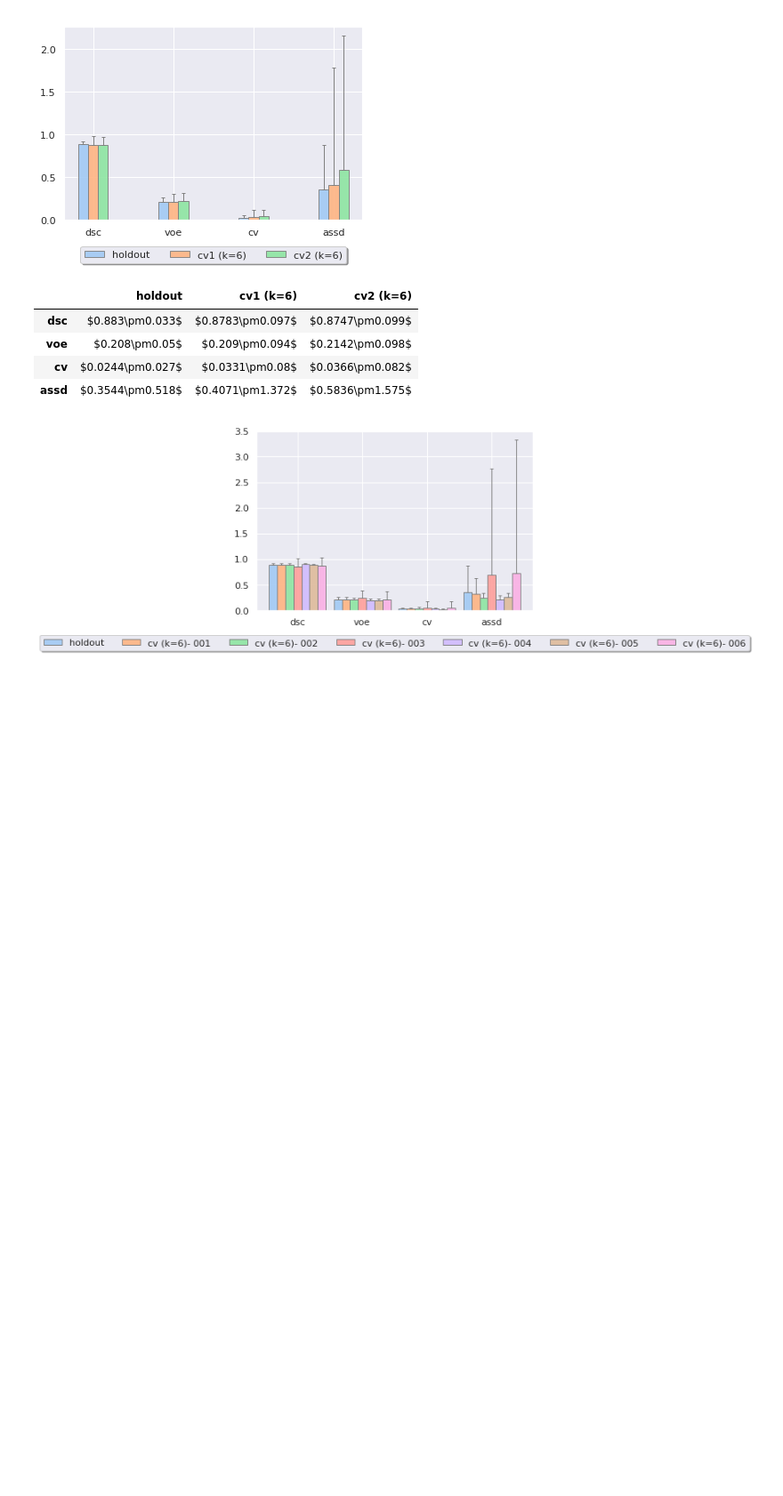
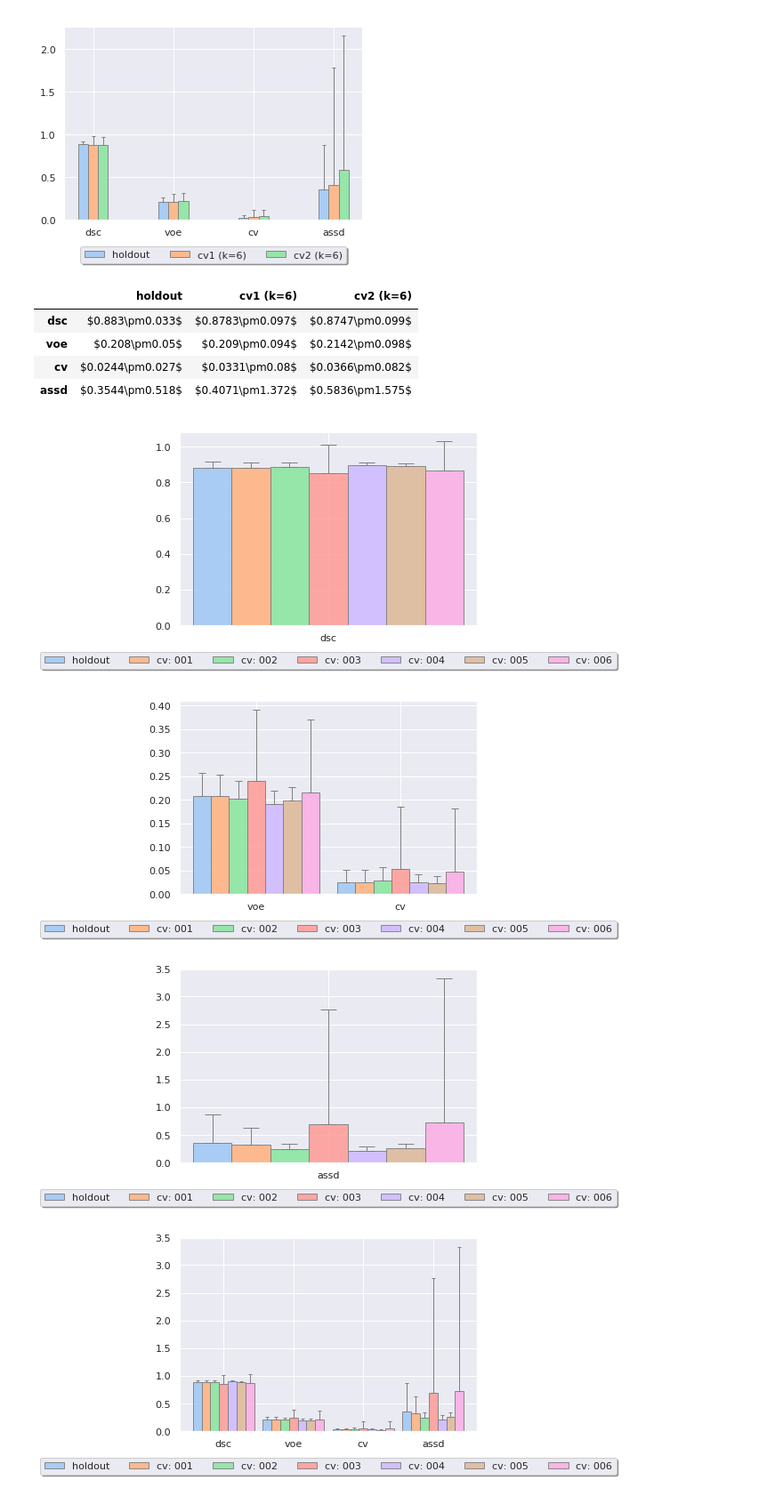
Before and after one commit to ad12/MedSegPy, a Jupyter notebook: analysis/cross_validation.ipynb, the cells around one changed output. Shown at 89% size. Saved outputs shown, nothing was run; the diff lists cells and outputs as text; code cells hidden in the pictures; blank space fills up the shorter version.

```diff
--- a/analysis/cross_validation.ipynb
+++ b/analysis/cross_validation.ipynb
@@ -100,18 +100,25 @@ plot_metrics(['dsc', 'voe', 'cv', 'assd'], ordered_keys, cv_exps)
 | cv | $0.0244\pm0.027$ | $0.0331\pm0.08$ | $0.0366\pm0.082$ |
 | assd | $0.3544\pm0.518$ | $0.4071\pm1.372$ | $0.5836\pm1.575$ |
 # %%
+# plot results of each testing set in CV experiments
+# naming convention: 'cv: 001' corresponds to cross-validation experiment 1
+# assumes testing bins for each cross-validation experiment are disjoint
+
 exps = {'holdout': holdout_metrics}
 exps_keys = ['holdout']
 # add cross validation experiments:
 for i in range(1,7):
-    cv_key = 'cv (k=6)- %03d' % i
+    cv_key = 'cv: %03d' % i
     exps[cv_key] = io_utils.load_pik(os.path.join(cv1_base_path % i, 'metrics.dat'))
     exps_keys.append(cv_key)
 
-df = plot_metrics(['dsc'], exps_keys, exps)
-df = plot_metrics(['voe', 'cv'], exps_keys, exps)
-df = plot_metrics(['assd'], exps_keys, exps)
+plot_metrics(['dsc'], exps_keys, exps)
+plot_metrics(['voe', 'cv'], exps_keys, exps)
+plot_metrics(['assd'], exps_keys, exps)
 df = plot_metrics(['dsc', 'voe', 'cv', 'assd'], exps_keys, exps)
 display(df)
 # %% [output]
-[figure, old version]
+[figure, new version]
+[figure, added]
+[figure, added]
+[figure, added]
```
Also changed, not shown: parts of 1 cell of this notebook, 4 other files.
